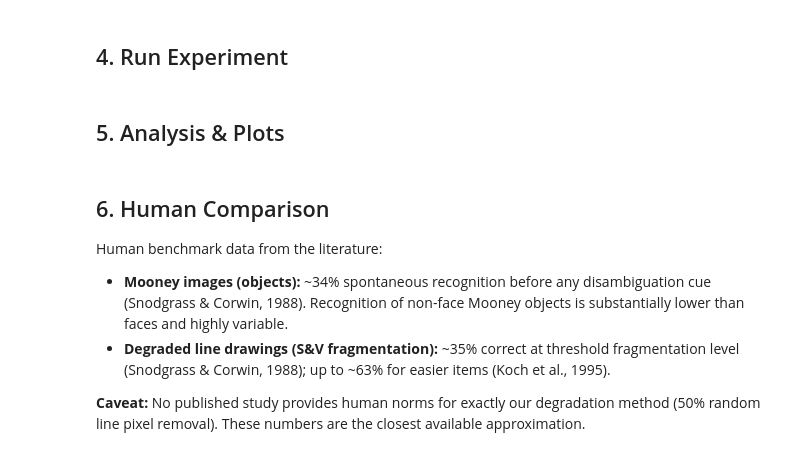
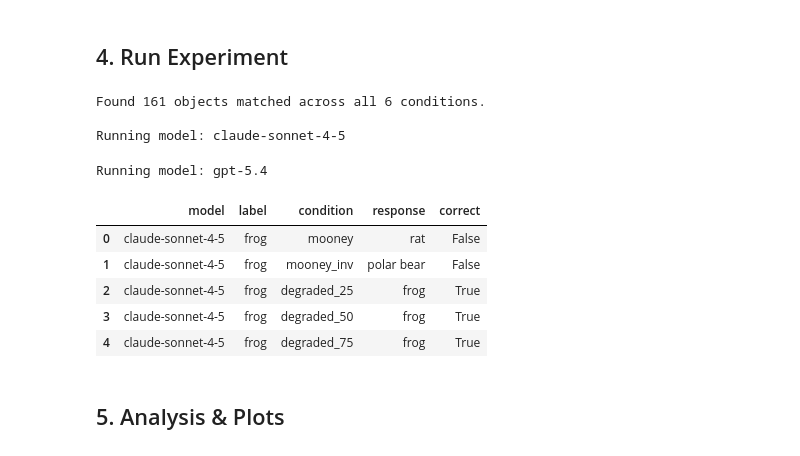
Before and after one commit to hayafaisalbugshan/feedforward-vision-vlms, a Jupyter notebook: experiment.ipynb, the cells around one changed output. Cells and saved outputs as stored; diff of their text form; code cells hidden in the pictures.

```diff
--- a/experiment.ipynb
+++ b/experiment.ipynb
@@ -350,14 +107,8 @@ def is_correct(response, true_label):
     Check if the model's response matches the true object label.
     - Normalizes underscores to spaces before comparison
     - Accepts known synonyms
-    - Rejects hallucinations: responses >8 words are not valid object names
     """
     resp = response.lower().strip()
-
-    # Hallucination guard: valid object names are short
-    if len(resp.split()) > 8:
-        return False
-
     label = true_label.lower().replace("_", " ").strip()
 
     if label in resp:
@@ -378,31 +129,41 @@ Prompting functions ready.
 # %%
 def run_experiment(stimuli, models):
     """
     Run all stimuli through all models. Returns a DataFrame of results.
     """
     results = []
 
     for model in models:
         print(f"\nRunning model: {model}")
         for trial in tqdm(stimuli):
             response = query_model(model, trial["path"])
             correct = is_correct(response, trial["label"])
             results.append({
-                "model":     model,
-                "label":     trial["label"],
+                "model": model,
+                "label": trial["label"],
                 "condition": trial["condition"],
-                "response":  response,
-                "correct":   correct
+                "response": response,
+                "correct": correct
             })
 
     return pd.DataFrame(results)
 
 
-# Load validated stimuli (FAOT fragmented + Mooney if available)
-# These have published human norms for the exact same images.
-validated_stimuli, norms_df = load_validated_stimuli()
-results_df = run_experiment(validated_stimuli, MODELS)
+# Uncomment to run (requires stimuli to be loaded)
+stimuli = load_stimuli()
+results_df = run_experiment(stimuli, MODELS)
 results_df.to_csv("results.csv", index=False)
 results_df.head()
+# %% [output]
+Found 161 objects matched across all 6 conditions.
+
+Running model: claude-sonnet-4-5
+Running model: gpt-5.4
+|  | model | label | condition | response | correct |
+| 0 | claude-sonnet-4-5 | frog | mooney | rat | False |
+| 1 | claude-sonnet-4-5 | frog | mooney_inv | polar bear | False |
+| 2 | claude-sonnet-4-5 | frog | degraded_25 | frog | True |
+| 3 | claude-sonnet-4-5 | frog | degraded_50 | frog | True |
+| 4 | claude-sonnet-4-5 | frog | degraded_75 | frog | True |
 # %% [markdown]
 ## 5. Analysis & Plots
@@ -482,9 +169,0 @@ plot_accuracy(results_df, norms_df)
-# %% [markdown]
-## 6. Human Comparison
-
-Human benchmark data from the literature:
-
-- **Mooney images (objects):** ~34% spontaneous recognition before any disambiguation cue (Snodgrass & Corwin, 1988). Recognition of non-face Mooney objects is substantially lower than faces and highly variable.
-- **Degraded line drawings (S&V fragmentation):** ~35% correct at threshold fragmentation level (Snodgrass & Corwin, 1988); up to ~63% for easier items (Koch et al., 1995).
-
-**Caveat:** No published study provides human norms for exactly our degradation method (50% random line pixel removal). These numbers are the closest available approximation.
```
Also changed, not shown: parts of 17 cells of this notebook, 9 other files.
